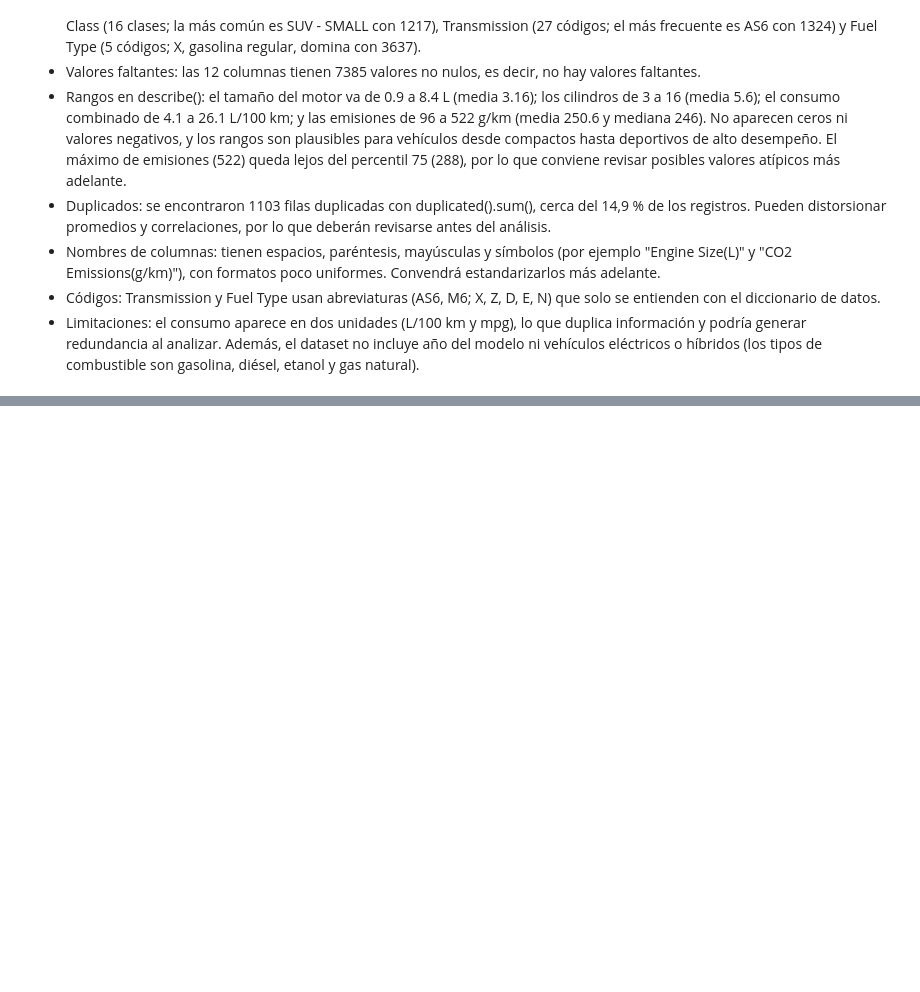
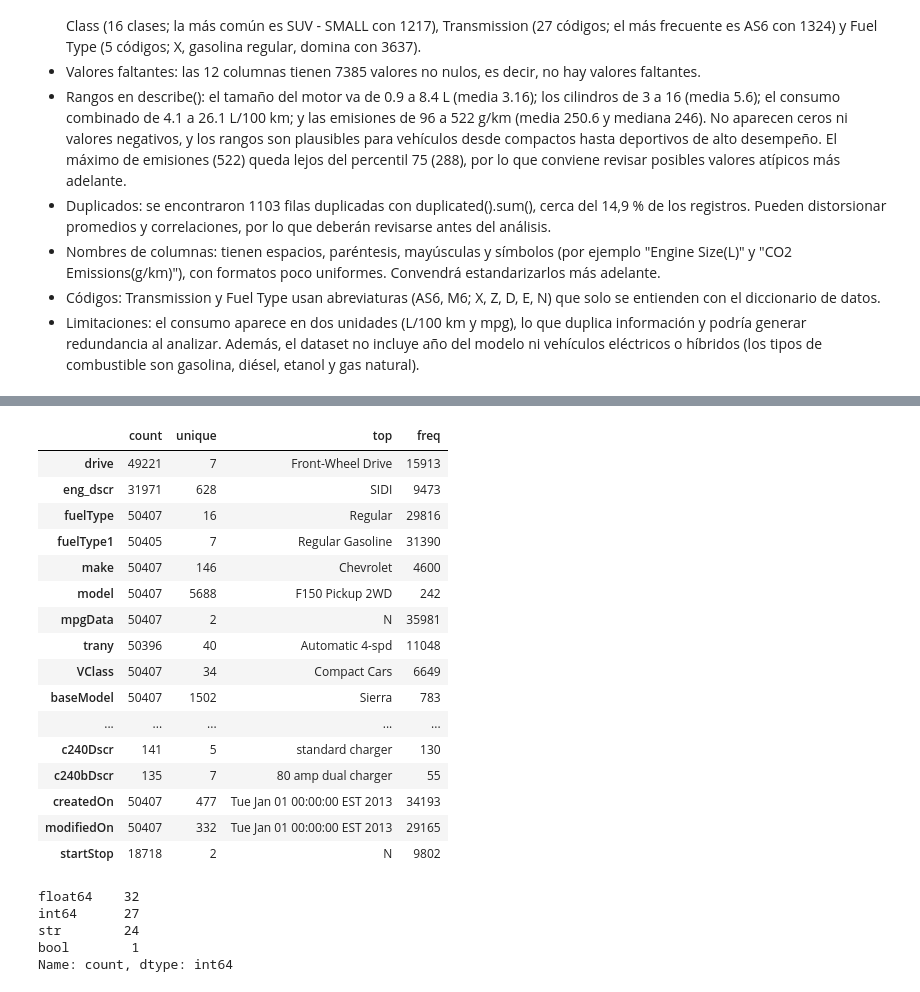
Before and after one commit to Sehuto96/emisiones-vehiculos-diagnostico, a Jupyter notebook: notebooks/diagnostico_calidad.ipynb, the cells around one changed output, grey strips where cells are left out. Saved outputs shown, nothing was run; the diff lists cells and outputs as text; code cells hidden in the pictures; blank space fills up the shorter version.

```diff
--- a/notebooks/diagnostico_calidad.ipynb
+++ b/notebooks/diagnostico_calidad.ipynb
@@ -172,0 +290,31 @@ np.int64(1103)
+# %%
+# Estadísticas de las columnas de texto: conteo, valores únicos, moda y frecuencia
+# (en pandas 3 el texto es tipo str; 'object' genera una advertencia de obsolescencia)
+df_epa.describe(include="str").T
+# %% [output]
+|  | count | unique | top | freq |
+| drive | 49221 | 7 | Front-Wheel Drive | 15913 |
+| eng_dscr | 31971 | 628 | SIDI | 9473 |
+| fuelType | 50407 | 16 | Regular | 29816 |
+| fuelType1 | 50405 | 7 | Regular Gasoline | 31390 |
+| make | 50407 | 146 | Chevrolet | 4600 |
+| model | 50407 | 5688 | F150 Pickup 2WD | 242 |
+| mpgData | 50407 | 2 | N | 35981 |
+| trany | 50396 | 40 | Automatic 4-spd | 11048 |
+| VClass | 50407 | 34 | Compact Cars | 6649 |
+| baseModel | 50407 | 1502 | Sierra | 783 |
+| ... | ... | ... | ... | ... |
+| c240Dscr | 141 | 5 | standard charger | 130 |
+| c240bDscr | 135 | 7 | 80 amp dual charger | 55 |
+| createdOn | 50407 | 477 | Tue Jan 01 00:00:00 EST 2013 | 34193 |
+| modifiedOn | 50407 | 332 | Tue Jan 01 00:00:00 EST 2013 | 29165 |
+| startStop | 18718 | 2 | N | 9802 |
+# %%
+# Conteo de columnas por tipo de dato
+df_epa.dtypes.value_counts()
+# %% [output]
+float64    32
+int64      27
+str        24
+bool        1
+Name: count, dtype: int64
```
Also changed, not shown: parts of 21 cells of this notebook.
